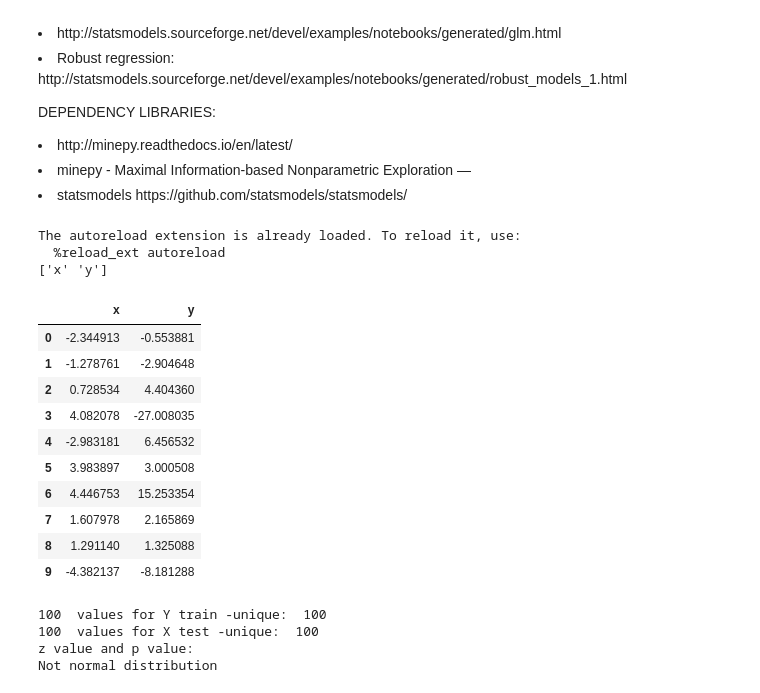
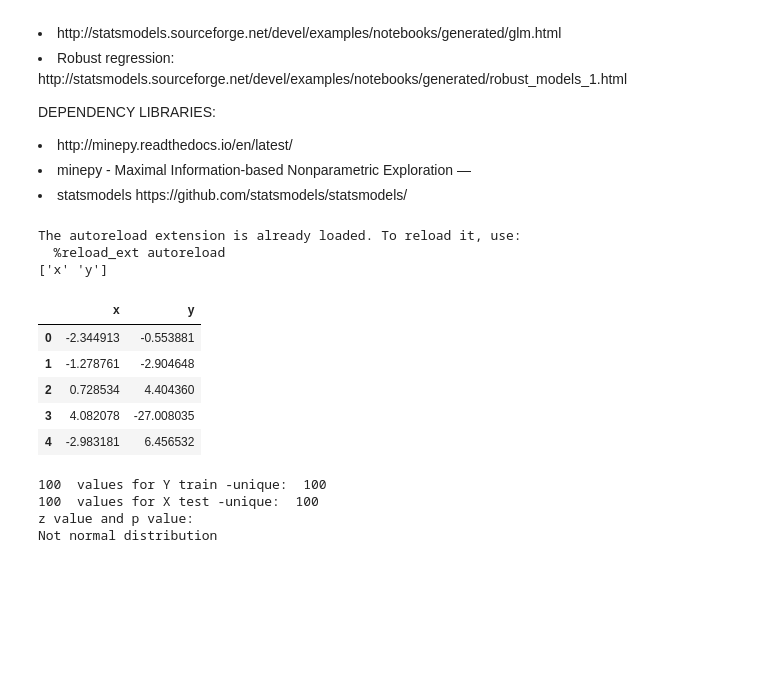
Before and after one commit to NataliaDiaz/DataScienceGym, a Jupyter notebook: Linear-models-for-heavy-tailed-data-with-outliers.ipynb, the cells around one changed output. Saved outputs shown, nothing was run; the diff lists cells and outputs as text; code cells hidden in the pictures; blank space fills up the shorter version.

Commit message:
Data science in practice, feature engineering  and linear models

```diff
--- a/Linear models for heavy tailed data with outliers.ipynb
+++ b/Linear-models-for-heavy-tailed-data-with-outliers.ipynb
@@ -44,41 +42,36 @@ from DataSciency import DataSciency
 import os, sys
 
 % matplotlib inline
 %load_ext autoreload
 %autoreload 2
 
 d = DataSciency()
 
 train_sets = []
 files = []
 max_score = float('-inf') # r2
 max_score_params = []
 best_name ="no model assessed yet"
 
-for filename in os.listdir("./data_voleon/"):
+for filename in os.listdir("./heavy_tailed_data/"):
     if filename.endswith(".csv"):
         files.append(filename)
-        train_sets.append(pd.read_csv('./data_voleon/'+filename, header= 0))#, names = ['x','y']))
+        train_sets.append(pd.read_csv('./heavy_tailed_data/'+filename, header= 0))#, names = ['x','y']))
 
 train = train_sets[0]
 col_names = train.columns.values
 print col_names
-train.head(10)
+train.head(5)
 # %% [output]
 The autoreload extension is already loaded. To reload it, use:
   %reload_ext autoreload
 ['x' 'y']
 |  | x | y |
 | 0 | -2.344913 | -0.553881 |
 | 1 | -1.278761 | -2.904648 |
 | 2 | 0.728534 | 4.404360 |
 | 3 | 4.082078 | -27.008035 |
 | 4 | -2.983181 | 6.456532 |
-| 5 | 3.983897 | 3.000508 |
-| 6 | 4.446753 | 15.253354 |
-| 7 | 1.607978 | 2.165869 |
-| 8 | 1.291140 | 1.325088 |
-| 9 | -4.382137 | -8.181288 |
 # %%
 # data visualization and normality tests
 for data, filename in zip(train_sets, files):
```
Also changed, not shown: parts of 3 cells of this notebook, 2 other files.
